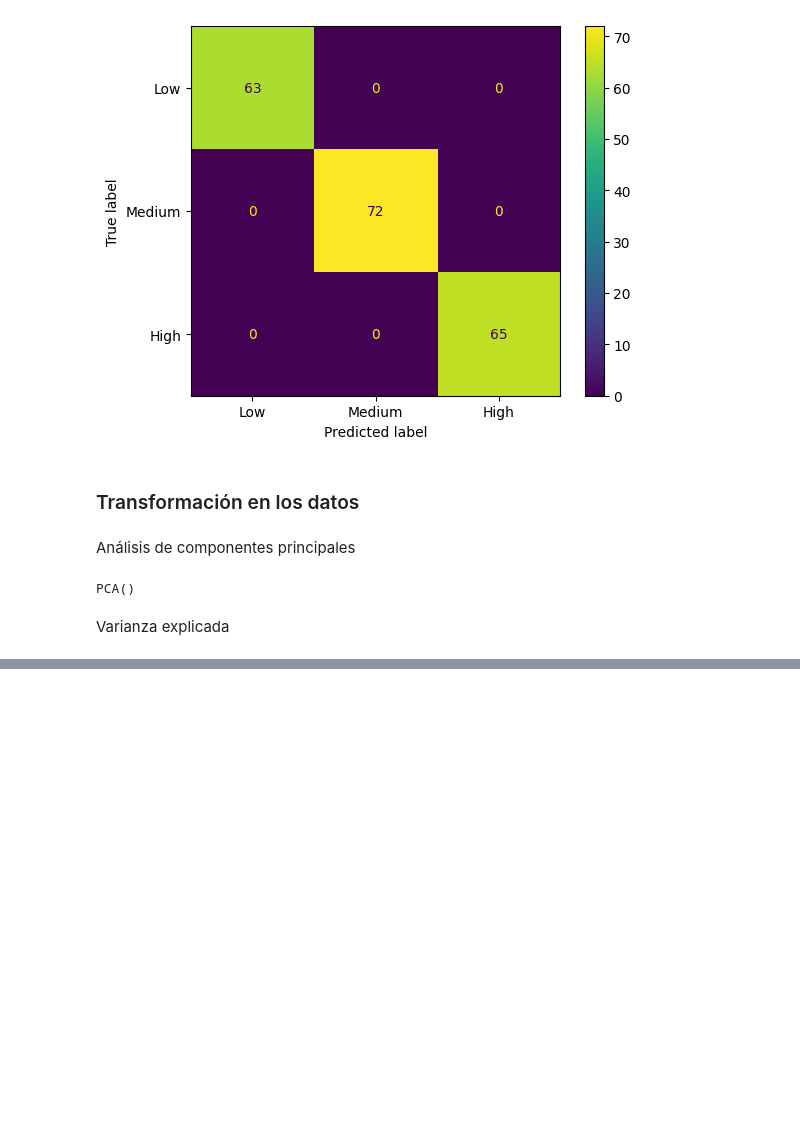
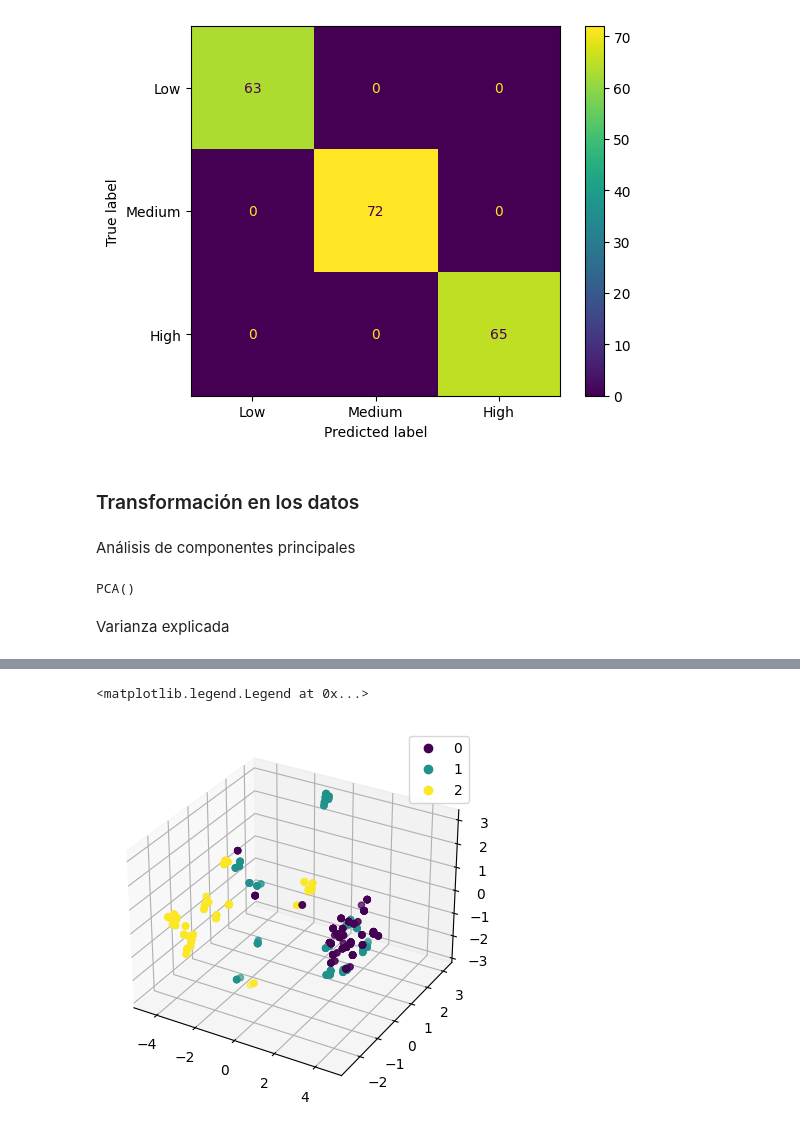
Before and after one commit to fhenaog/Prediccion_Cancer_de_Pulmon, a Jupyter notebook: proyecto.ipynb, the cells around one changed output, grey strips where cells are left out. Saved outputs shown, nothing was run; the diff lists cells and outputs as text; code cells hidden in the pictures; blank space fills up the shorter version.

```diff
--- a/proyecto.ipynb
+++ b/proyecto.ipynb
@@ -372 +381,11 @@ X_test = pca.transform(X_test)
 X_val = pca.transform(X_val)
+# %%
+ax=plt.axes(projection='3d')
+xdata=X_train[:,0]
+ydata=X_train[:,1]
+zdata=X_train[:,2]
+sc=ax.scatter3D(xdata,ydata,zdata,c=y_train)
+ax.legend(*sc.legend_elements())
+# %% [output]
+<matplotlib.legend.Legend at 0x...>
+[figure, added]
```
Also changed, not shown: parts of 15 cells of this notebook.
